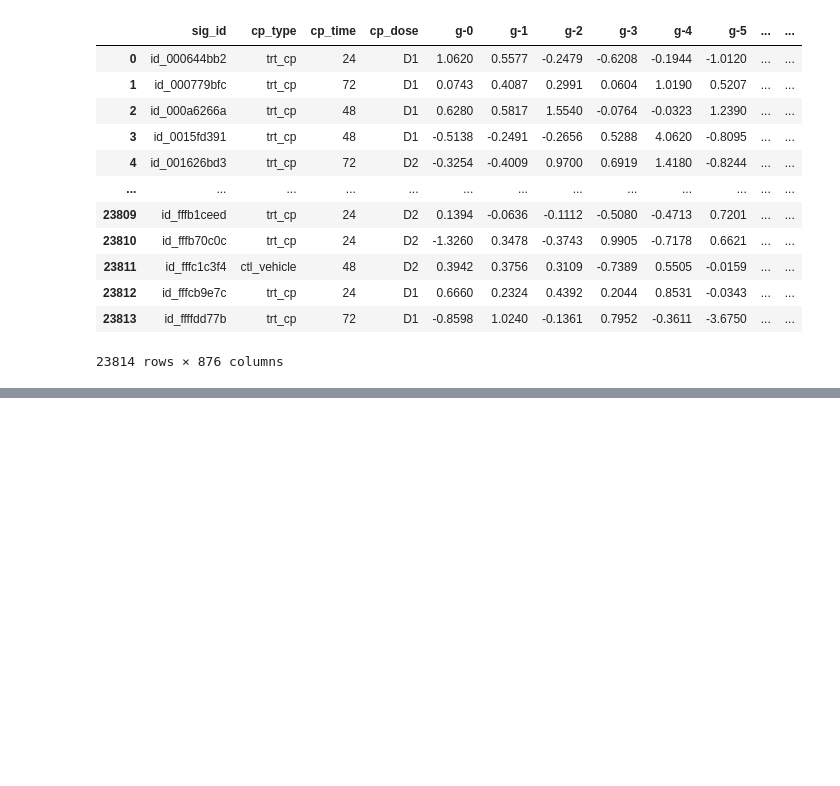
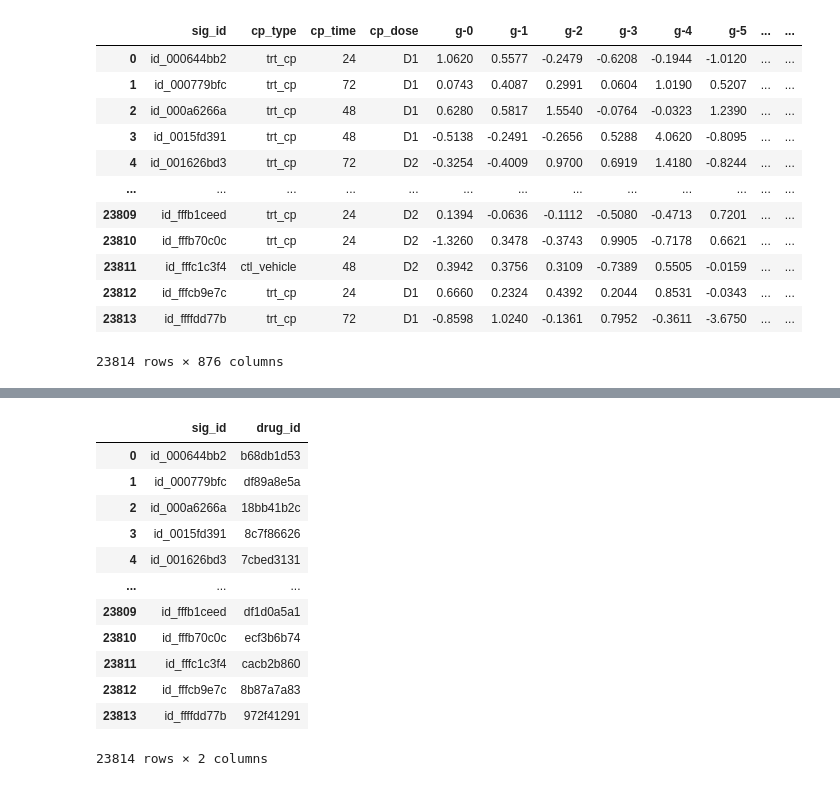
Before and after one commit to kasrakn/MoA_prediction_kaggle, a Jupyter notebook: src/data_processing.ipynb, the cells around one changed output, grey strips where cells are left out. Cells and saved outputs as stored; diff of their text form; code cells hidden in the pictures; blank space fills up the shorter version.

```diff
--- a/src/data_processing.ipynb
+++ b/src/data_processing.ipynb
@@ -52,0 +75,17 @@ train_targets[(train_targets != 0)]
+# %%
+train_drugs = pd.read_csv("../data/train_drug.csv")
+train_drugs
+# %% [output]
+|  | sig_id | drug_id |
+| 0 | id_000644bb2 | b68db1d53 |
+| 1 | id_000779bfc | df89a8e5a |
+| 2 | id_000a6266a | 18bb41b2c |
+| 3 | id_0015fd391 | 8c7f86626 |
+| 4 | id_001626bd3 | 7cbed3131 |
+| ... | ... | ... |
+| 23809 | id_fffb1ceed | df1d0a5a1 |
+| 23810 | id_fffb70c0c | ecf3b6b74 |
+| 23811 | id_fffc1c3f4 | cacb2b860 |
+| 23812 | id_fffcb9e7c | 8b87a7a83 |
+| 23813 | id_ffffdd77b | 972f41291 |
+23814 rows × 2 columns
```
Also changed, not shown: parts of 6 cells of this notebook.
